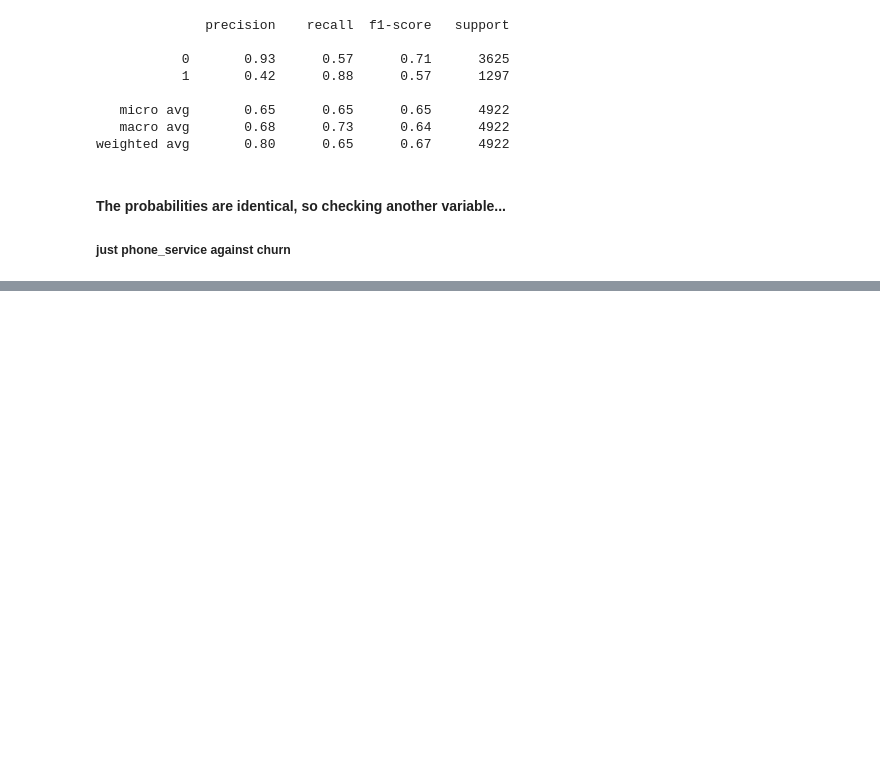
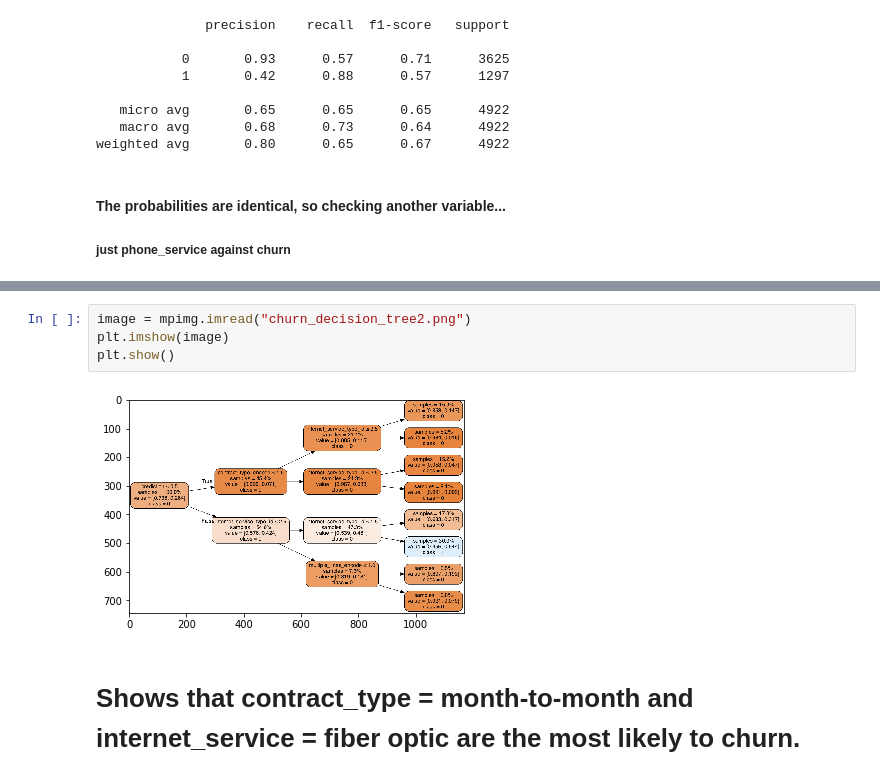
Before and after one commit to classification-telco-project-sanmaco/classification-telco, a Jupyter notebook: Classification-Project-Main.ipynb, the cells around one changed output, grey strips where cells are left out. Saved outputs shown, nothing was run; the diff lists cells and outputs as text; blank space fills up the shorter version.

```diff
--- a/Classification-Project-Main.ipynb
+++ b/Classification-Project-Main.ipynb
@@ -1250,0 +1627,8 @@ weighted avg       0.80      0.65      0.67      4922
+# %%
+image = mpimg.imread("churn_decision_tree2.png")
+plt.imshow(image)
+plt.show()
+# %% [output]
+[figure, added]
+# %% [markdown]
+# Shows that contract_type = month-to-month and internet_service = fiber optic are the most likely to churn.
```
Also changed, not shown: parts of 112 cells of this notebook.
